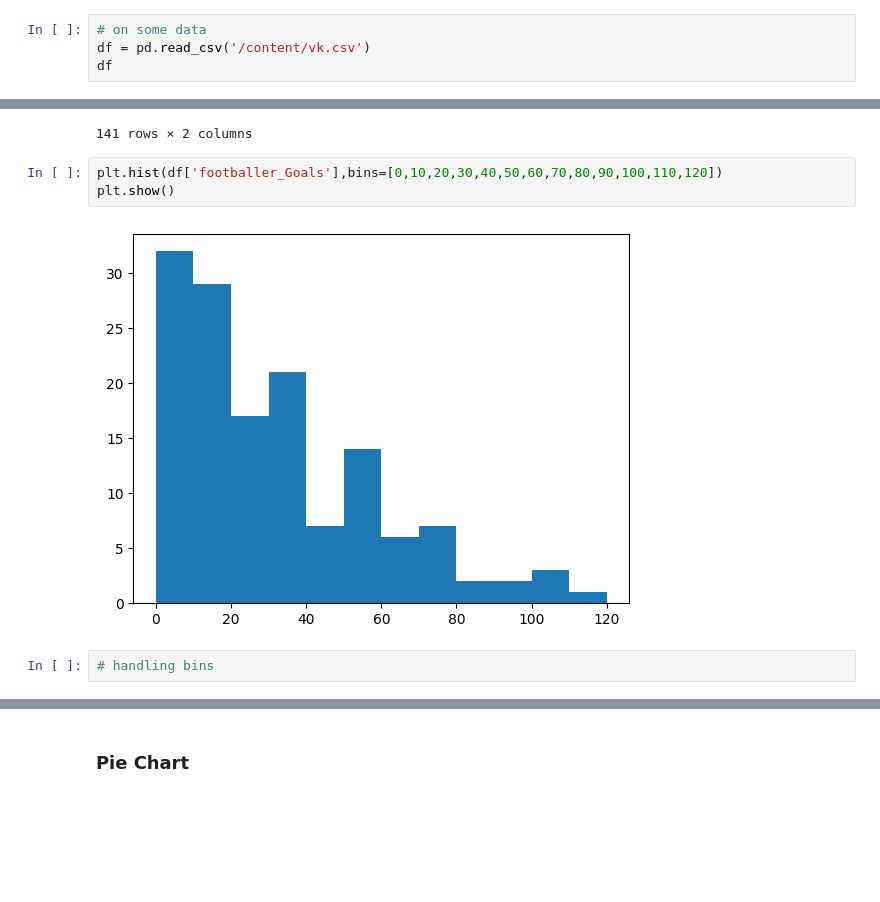
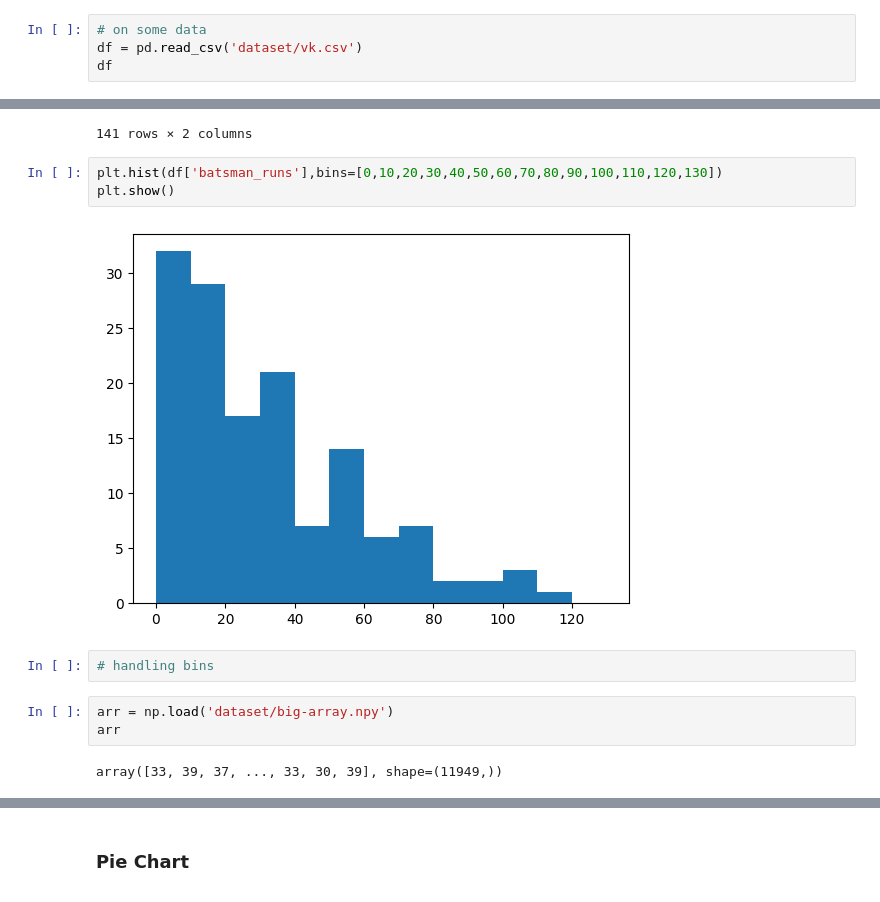
Before and after one commit to sushanttwayana/Exploratory_Data_Analysis-EDA-, a Jupyter notebook: 5.data_visualization/1.foundation_of_matplotlib.ipynb, the cells around one changed output, grey strips where cells are left out. Cells and saved outputs as stored; diff of their text form; blank space fills up the shorter version.

```diff
--- a/5.data_visualization/1.foundation_of_matplotlib.ipynb
+++ b/5.data_visualization/1.foundation_of_matplotlib.ipynb
@@ -426,7 +437,7 @@ plt.hist(data,bins=[10,25,40,55,70])
 [figure]
 # %%
 # on some data
-df = pd.read_csv('/content/vk.csv')
+df = pd.read_csv('dataset/vk.csv')
 df
 # %% [output]
 |  | match_id | batsman_runs |
@@ -443,9 +454,14 @@ df
 | 140 | 636 | 54 |
 141 rows × 2 columns
 # %%
-plt.hist(df['footballer_Goals'],bins=[0,10,20,30,40,50,60,70,80,90,100,110,120])
+plt.hist(df['batsman_runs'],bins=[0,10,20,30,40,50,60,70,80,90,100,110,120,130])
 plt.show()
 # %% [output]
-[figure, old version]
+[figure, new version]
 # %%
 # handling bins
+# %%
+arr = np.load('dataset/big-array.npy')
+arr
+# %% [output]
+array([33, 39, 37, ..., 33, 30, 39], shape=(11949,))
```
Also changed, not shown: parts of 4 cells of this notebook, 1 other file.
